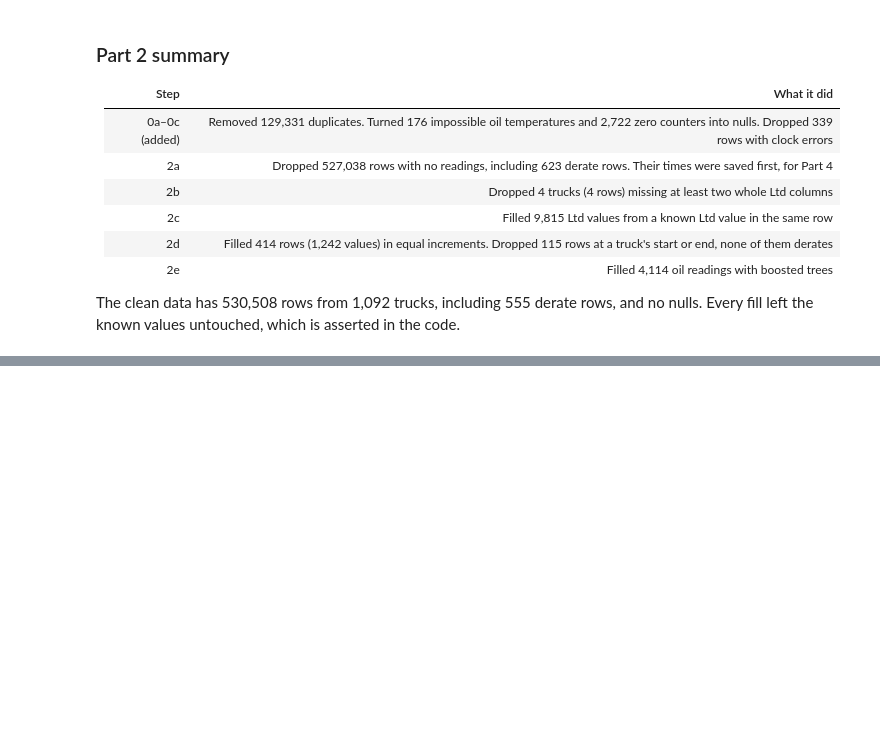
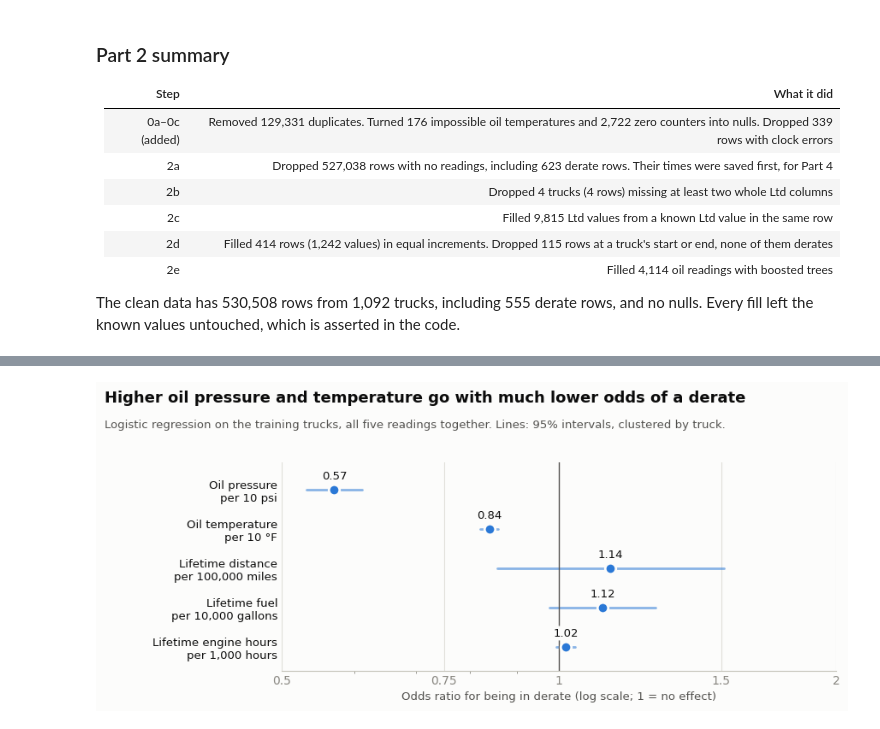
Before and after one commit to AI-for-Analytics-4/Big_NSS, a Jupyter notebook: submissions/juan_zavala/derate_prediction.ipynb, the cells around one changed output, grey strips where cells are left out. Cells and saved outputs as stored; diff of their text form; code cells hidden in the pictures; blank space fills up the shorter version.

```diff
--- a/submissions/juan_zavala/derate_prediction.ipynb
+++ b/submissions/juan_zavala/derate_prediction.ipynb
@@ -643,0 +670,10 @@ The clean data has 530,508 rows from 1,092 trucks, including 555 derate rows, an
+# %%
+# [CLAUDE] Train/test split by truck: one of 4 folds of trucks is the test set, with the derate share balanced across folds
+from sklearn.model_selection import StratifiedGroupKFold
+X, y, trucks = clean[MEASURES], clean['Derate'].astype(int), clean['EquipmentID']
+train_idx, test_idx = next(StratifiedGroupKFold(n_splits=4, shuffle=True, random_state=42).split(X, y, trucks))
+test_trucks = set(trucks.iloc[test_idx])
+assert test_trucks.isdisjoint(set(trucks.iloc[train_idx]))        # no truck is on both sides
+for name, idx in [('Training', train_idx), ('Test', test_idx)]:
+    print(f'{name}: {len(idx):,} readings from {trucks.iloc[idx].nunique()} trucks | derate readings: {int(y.iloc[idx].sum())} '
+          f'({y.iloc[idx].mean():.3%}) from {trucks.iloc[idx][y.iloc[idx] == 1].nunique()} trucks')
@@ -643,0 +733,5 @@ The clean data has 530,508 rows from 1,092 trucks, including 555 derate rows, an
+# %%
+# [CHECK] Confusion matrices at the usual 0.5 threshold: rows are the truth, columns the prediction
+for name, s in now_scores.items():
+    cm = pd.DataFrame(confusion_matrix(y_test, (s >= 0.5).astype(int), labels=[0, 1]), index=['truly normal', 'truly derate'], columns=['predicted normal', 'predicted derate'])
+    print(name); print(cm.to_string()); print()
@@ -643,0 +834,26 @@ The clean data has 530,508 rows from 1,092 trucks, including 555 derate rows, an
+# %%
+# [CLAUDE] The odds ratios as a chart: a dot per measurement with its 95% interval, on a log scale where 1 means no effect
+fig, ax = plt.subplots(figsize=(9, 4.0), dpi=100)
+fig.subplots_adjust(left=0.24, right=0.96, top=0.76, bottom=0.15)
+tidy(ax)
+for i, col in enumerate(MEASURES[::-1]):
+    r = odds.loc[col]
+    ax.plot([r['95% low'], r['95% high']], [i, i], color=RF_COLOR, linewidth=2, solid_capstyle='round', alpha=0.55)
+    ax.plot(r['odds ratio'], i, 'o', color=RF_COLOR, markersize=9, markeredgecolor=SURFACE, markeredgewidth=2, zorder=3)
+    ax.annotate(f"{r['odds ratio']:.2f}", (r['odds ratio'], i), xytext=(0, 9), textcoords='offset points', ha='center', fontsize=9.5, color=INK,
+                bbox=dict(boxstyle='round,pad=0.15', facecolor=SURFACE, edgecolor='none'), zorder=4)
+ax.axvline(1, color=INK2, linewidth=1)
+ax.set_xscale('log')
+ax.set_xticks([0.5, 0.75, 1, 1.5, 2]); ax.xaxis.set_major_formatter(matplotlib.ticker.FuncFormatter(lambda v, p: f'{v:g}'))
+ax.xaxis.set_minor_formatter(matplotlib.ticker.NullFormatter())
+ax.set_yticks(range(len(MEASURES)))
+ax.set_yticklabels([f"{NAMES[c]}\nper {odds.loc[c, 'per']}" for c in MEASURES[::-1]], color=INK, fontsize=9.5)
+ax.set_ylim(-0.6, len(MEASURES) - 0.3)
+ax.set_xlabel('Odds ratio for being in derate (log scale; 1 = no effect)', fontsize=9.5)
+fig.text(0.01, 0.97, 'Higher oil pressure and temperature go with much lower odds of a derate', fontsize=13, fontweight='bold', va='top')
+fig.text(0.01, 0.885, 'Logistic regression on the training trucks, all five readings together. Lines: 95% intervals, clustered by truck.',
+         fontsize=9.5, color=INK2, va='top')
+fig.savefig('images/odds_ratios.png', dpi=200)
+plt.show()
+# %% [output]
+[figure, added]
```
Also changed, not shown: parts of 12 cells of this notebook, 3 other files.
